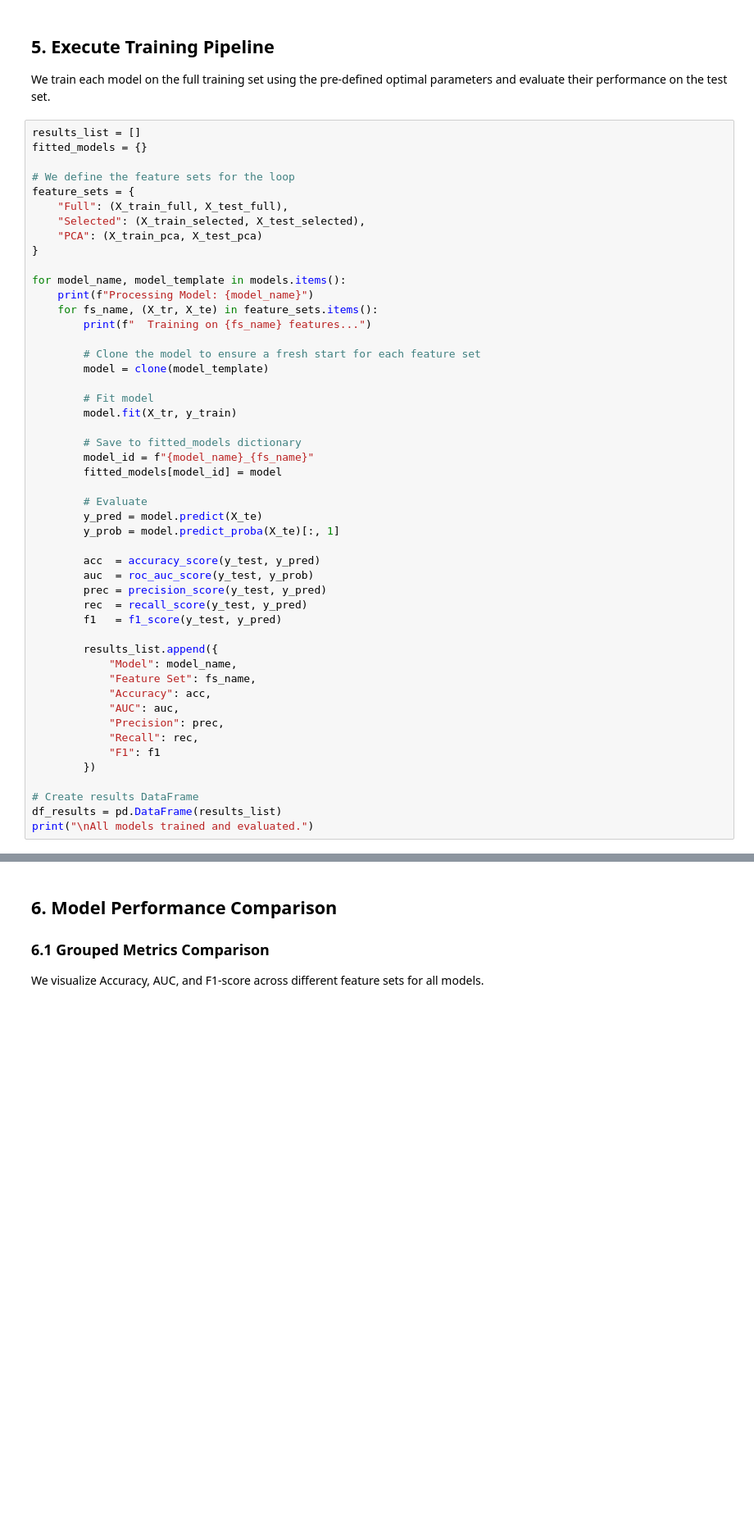
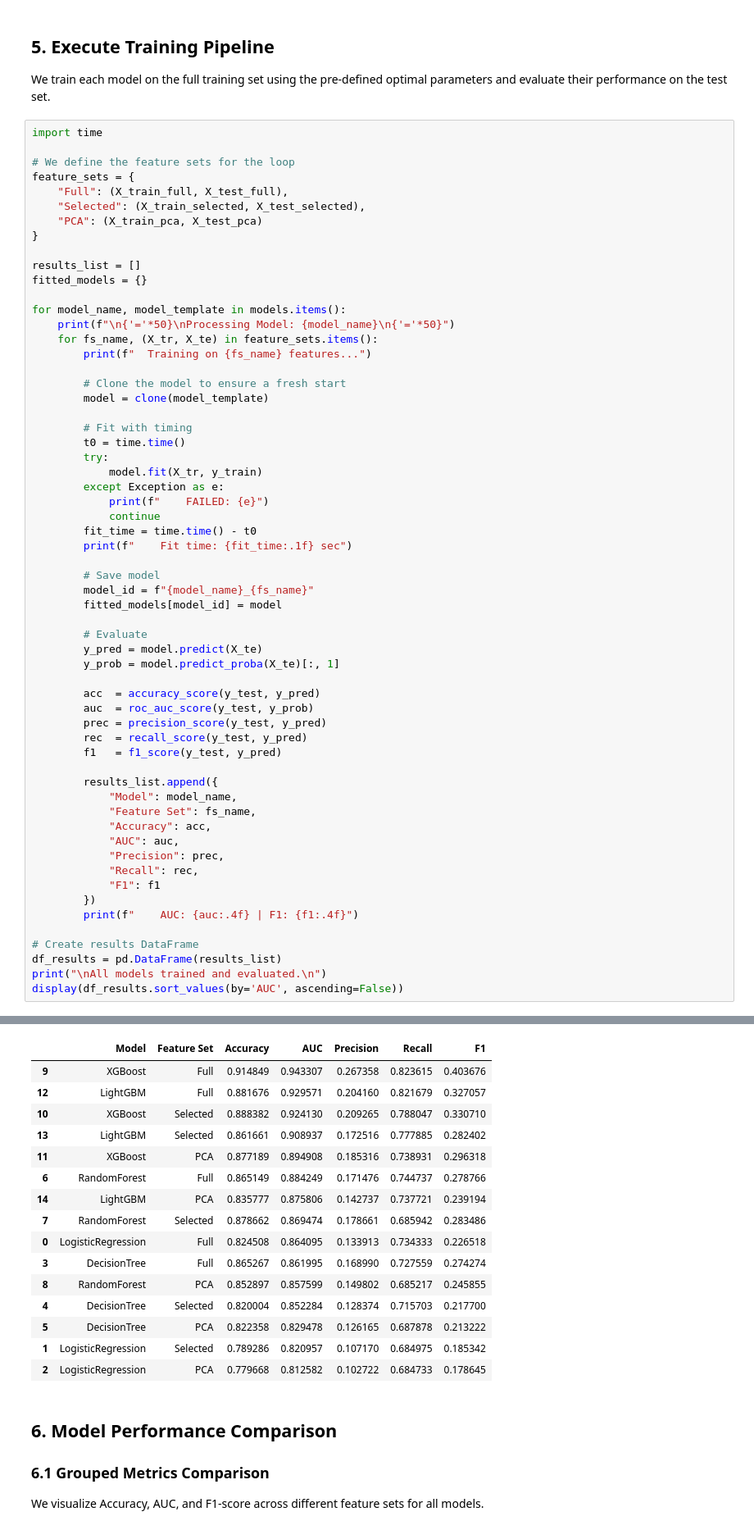
Before and after one commit to zAyman01/FraudDetectionProject, a Jupyter notebook: notebooks/04_models.ipynb, the cells around one changed output, grey strips where cells are left out. Shown at 82% size. Saved outputs shown, nothing was run; the diff lists cells and outputs as text; blank space fills up the shorter version.

```diff
--- a/notebooks/04_models.ipynb
+++ b/notebooks/04_models.ipynb
@@ -121,8 +133,7 @@ print(f"Models initialized with best parameters.")
 
 We train each model on the full training set using the pre-defined optimal parameters and evaluate their performance on the test set.
 # %%
-results_list = []
-fitted_models = {}
+import time
 
 # We define the feature sets for the loop
 feature_sets = {
@@ -131,18 +142,28 @@ feature_sets = {
     "PCA": (X_train_pca, X_test_pca)
 }
 
+results_list = []
+fitted_models = {}
+
 for model_name, model_template in models.items():
-    print(f"Processing Model: {model_name}")
+    print(f"\n{'='*50}\nProcessing Model: {model_name}\n{'='*50}")
     for fs_name, (X_tr, X_te) in feature_sets.items():
         print(f"  Training on {fs_name} features...")
 
-        # Clone the model to ensure a fresh start for each feature set
+        # Clone the model to ensure a fresh start
         model = clone(model_template)
 
-        # Fit model
-        model.fit(X_tr, y_train)
+        # Fit with timing
+        t0 = time.time()
+        try:
+            model.fit(X_tr, y_train)
+        except Exception as e:
+            print(f"    FAILED: {e}")
+            continue
+        fit_time = time.time() - t0
+        print(f"    Fit time: {fit_time:.1f} sec")
 
-        # Save to fitted_models dictionary
+        # Save model
         model_id = f"{model_name}_{fs_name}"
         fitted_models[model_id] = model
 
@@ -165,7 +186,10 @@ for model_name, model_template in models.items():
             "Recall": rec,
             "F1": f1
         })
+        print(f"    AUC: {auc:.4f} | F1: {f1:.4f}")
 
 # Create results DataFrame
 df_results = pd.DataFrame(results_list)
-print("\nAll models trained and evaluated.")
+print("\nAll models trained and evaluated.\n")
+display(df_results.sort_values(by='AUC', ascending=False))
+# %% [output]
@@ -172,3 +213,19 @@ print("\nAll models trained and evaluated.")
+|  | Model | Feature Set | Accuracy | AUC | Precision | Recall | F1 |
+| 9 | XGBoost | Full | 0.914849 | 0.943307 | 0.267358 | 0.823615 | 0.403676 |
+| 12 | LightGBM | Full | 0.881676 | 0.929571 | 0.204160 | 0.821679 | 0.327057 |
+| 10 | XGBoost | Selected | 0.888382 | 0.924130 | 0.209265 | 0.788047 | 0.330710 |
+| 13 | LightGBM | Selected | 0.861661 | 0.908937 | 0.172516 | 0.777885 | 0.282402 |
+| 11 | XGBoost | PCA | 0.877189 | 0.894908 | 0.185316 | 0.738931 | 0.296318 |
+| 6 | RandomForest | Full | 0.865149 | 0.884249 | 0.171476 | 0.744737 | 0.278766 |
+| 14 | LightGBM | PCA | 0.835777 | 0.875806 | 0.142737 | 0.737721 | 0.239194 |
+| 7 | RandomForest | Selected | 0.878662 | 0.869474 | 0.178661 | 0.685942 | 0.283486 |
+| 0 | LogisticRegression | Full | 0.824508 | 0.864095 | 0.133913 | 0.734333 | 0.226518 |
+| 3 | DecisionTree | Full | 0.865267 | 0.861995 | 0.168990 | 0.727559 | 0.274274 |
+| 8 | RandomForest | PCA | 0.852897 | 0.857599 | 0.149802 | 0.685217 | 0.245855 |
+| 4 | DecisionTree | Selected | 0.820004 | 0.852284 | 0.128374 | 0.715703 | 0.217700 |
+| 5 | DecisionTree | PCA | 0.822358 | 0.829478 | 0.126165 | 0.687878 | 0.213222 |
+| 1 | LogisticRegression | Selected | 0.789286 | 0.820957 | 0.107170 | 0.684975 | 0.185342 |
+| 2 | LogisticRegression | PCA | 0.779668 | 0.812582 | 0.102722 | 0.684733 | 0.178645 |
 # %% [markdown]
 ## 6. Model Performance Comparison
 
```
Also changed, not shown: parts of 9 cells of this notebook, 19 other files.
